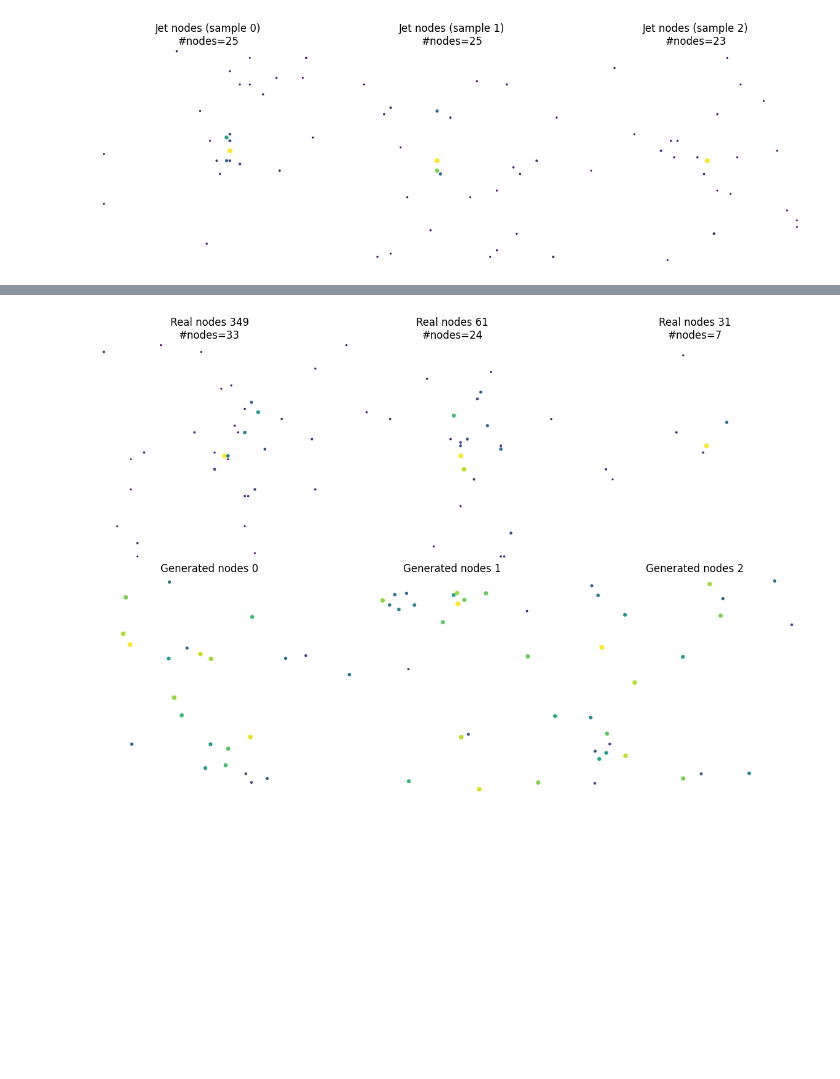
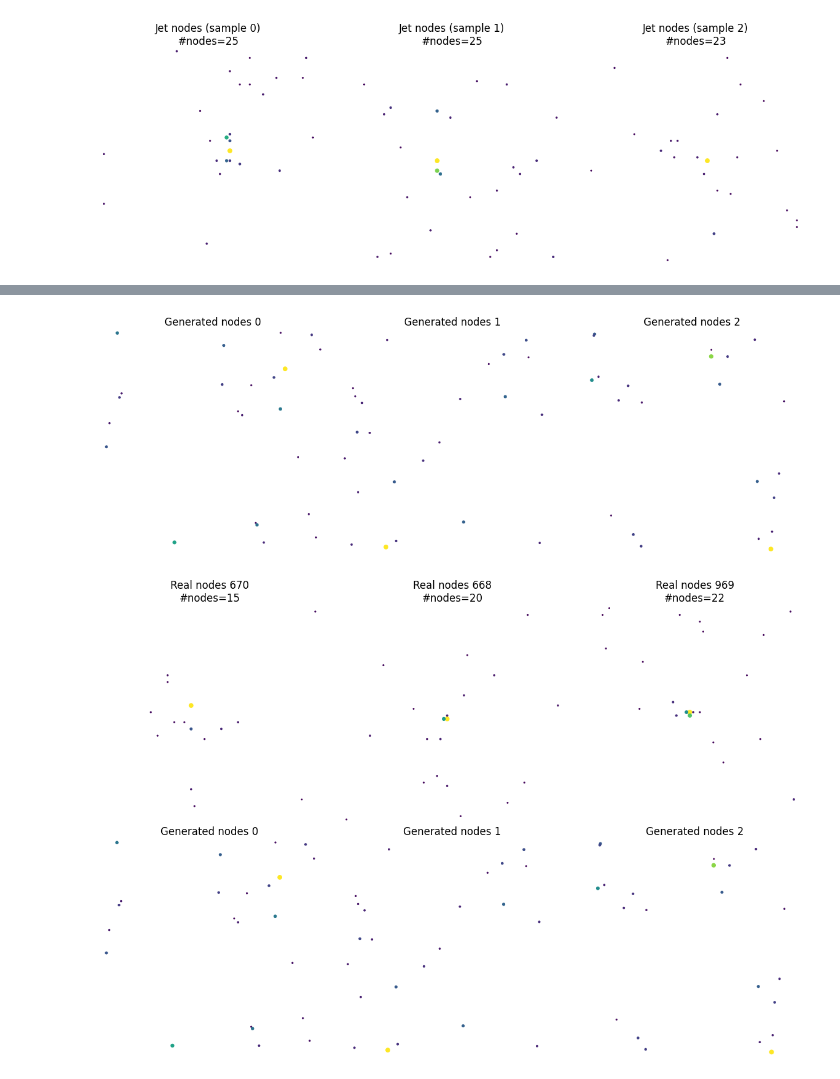
Before and after one commit to mashathepotato/GSoC-Quantum-Diffusion-Model, a Jupyter notebook: notebooks/quantum/conceptualization/jet_graphs.ipynb, the cells around one changed output, grey strips where cells are left out. Cells and saved outputs as stored; diff of their text form; code cells hidden in the pictures; blank space fills up the shorter version.

Commit message:
Added logged intensity to match original intensity distribution

```diff
--- a/notebooks/quantum/conceptualization/jet_graphs.ipynb
+++ b/notebooks/quantum/conceptualization/jet_graphs.ipynb
@@ -116,8 +116,9 @@ plt.show()
 # %%
 # --- (1) Fixed-length node set with mask (energy-based foreground only) ---
 energy_quantile = 0.995
-K_max = 128
+K_max = 256  # max nodes per jet; tune as needed
 num_samples_for_nodes = min(1000, data_X.shape[0])
+log_eps = 1e-6
 
 def nodes_to_fixed(coords, intens, H, W, K_max):
     """Convert variable-length nodes to fixed-length (K_max, 3) with mask."""
@@ -134,7 +135,10 @@ def nodes_to_fixed(coords, intens, H, W, K_max):
     xs = 2.0 * xs - 1.0
     ys = 2.0 * ys - 1.0
 
-    feats = np.stack([xs, ys, intens], axis=1).astype(np.float32)
+    # Log-intensity target (<= 0)
+    intens_log = np.log(intens + log_eps)
+
+    feats = np.stack([xs, ys, intens_log], axis=1).astype(np.float32)
     n = min(len(feats), K_max)
 
     out = np.zeros((K_max, 3), dtype=np.float32)
@@ -162,4 +166,5 @@ print("Avg #nodes:", lengths.mean(), "Max #nodes:", lengths.max())
 # torch tensors for modeling
 nodes_t = torch.tensor(nodes_all, dtype=torch.float32)
 mask_t = torch.tensor(mask_all, dtype=torch.float32)
+counts_t = torch.tensor(lengths / K_max, dtype=torch.float32).unsqueeze(1)
 # %% [output]
@@ -261,28 +278,34 @@ Step 190: loss=1.305393 (flow=1.192651, mask=0.112742)
 def apply_constraints(x_flat):
     nodes = x_flat.view(-1, K_max, 3)
     nodes_xy = torch.tanh(nodes[..., 0:2])
-    intens = torch.sigmoid(nodes[..., 2:3])
-    nodes = torch.cat([nodes_xy, intens], dim=-1)
+    logI = -F.softplus(nodes[..., 2:3])
+    nodes = torch.cat([nodes_xy, logI], dim=-1)
     return nodes.view(-1, K_max * 3)
 
-def flow_sample(model, num_samples, steps=50, device="cpu"):
+def flow_sample(model, num_samples, steps=50, device="cpu", counts=None):
     """Simple Euler sampler for rectified flow."""
     model.eval()
     with torch.no_grad():
+        if counts is None:
+            idx = torch.randint(0, counts_t.shape[0], (num_samples,), device=device)
+            counts = counts_t[idx]
+        else:
+            counts = counts.to(device).view(num_samples, 1)
+
         x = torch.randn(num_samples, dim, device=device)
         dt = 1.0 / steps
         for s in range(steps):
             t = torch.full((num_samples, 1), s / steps, device=device)
-            v, _ = model(x, t)
+            v, _ = model(x, t, counts)
             x = x + v * dt
         x = apply_constraints(x)
-    return x
+    return x, counts
 
-def predict_mask(model, x_flat):
+def predict_mask(model, x_flat, counts):
     model.eval()
     with torch.no_grad():
         t0 = torch.zeros(x_flat.shape[0], 1, device=x_flat.device)
-        _, mask_logits = model(x_flat, t0)
+        _, mask_logits = model(x_flat, t0, counts)
         mask = torch.sigmoid(mask_logits)
     return mask
 
@@ -290,10 +313,10 @@ def unflatten_nodes(x_flat, K_max):
     return x_flat.view(-1, K_max, 3)
 
 def plot_generated_nodes(ax, nodes, mask=None, cmap="viridis"):
-    # nodes: (K,3) with x,y in [-1,1], intensity in [0,1]
+    # nodes: (K,3) with x,y in [-1,1], log-intensity in (−inf, 0]
     xs = nodes[:, 0]
     ys = nodes[:, 1]
-    intens = nodes[:, 2]
+    intens = torch.exp(nodes[:, 2])
 
     if mask is not None:
         keep = mask > 0.5
@@ -318,44 +341,45 @@ def plot_generated_nodes(ax, nodes, mask=None, cmap="viridis"):
     ax.set_aspect("equal")
     ax.axis("off")
 
 num_gen = 3
-gen_flat = flow_sample(model, num_gen, steps=50, device=device)
-gen_mask = predict_mask(model, gen_flat)
+gen_flat, gen_counts = flow_sample(model, num_gen, steps=50, device=device)
+gen_mask = predict_mask(model, gen_flat, gen_counts)
 gen_nodes = unflatten_nodes(gen_flat, K_max)
 
-# fig, axes = plt.subplots(1, num_gen, figsize=(4 * num_gen, 4))
-# if num_gen == 1:
-#     axes = [axes]
+fig, axes = plt.subplots(1, num_gen, figsize=(4 * num_gen, 4))
+if num_gen == 1:
+    axes = [axes]
 
-# for i in range(num_gen):
-#     plot_generated_nodes(axes[i], gen_nodes[i], mask=gen_mask[i])
-#     axes[i].set_title(f"Generated nodes {i}")
+for i in range(num_gen):
+    plot_generated_nodes(axes[i], gen_nodes[i], mask=gen_mask[i])
+    axes[i].set_title(f"Generated nodes {i}")
 
-# plt.tight_layout()
-# plt.show()
+plt.tight_layout()
+plt.show()
 
 # --- Plot a few original node graphs alongside ---
 num_real = num_gen
 real_idx = np.random.choice(data_X.shape[0], size=num_real, replace=False)
 
 fig, axes = plt.subplots(2, num_real, figsize=(4 * num_real, 8))
 if num_real == 1:
     axes = np.array([axes]).reshape(2, 1)
 
 for i in range(num_real):
     # real
     sample = _to_single_channel(data_X[real_idx[i]], channel=0)
     n_nodes = plot_energy_nodes(axes[0, i], sample, energy_quantile=energy_quantile)
     axes[0, i].set_title(f"Real nodes {real_idx[i]}\n#nodes={n_nodes}")
 
     # generated
     plot_generated_nodes(axes[1, i], gen_nodes[i], mask=gen_mask[i])
     axes[1, i].set_title(f"Generated nodes {i}")
 
 plt.tight_layout()
 plt.show()
 # %% [output]
-[figure, old version]
+[figure, new version]
+[figure, added]
 # %%
 # --- Foreground-only quantitative evals (real vs generated) ---
 import numpy as np
```
Also changed, not shown: parts of 3 cells of this notebook.
